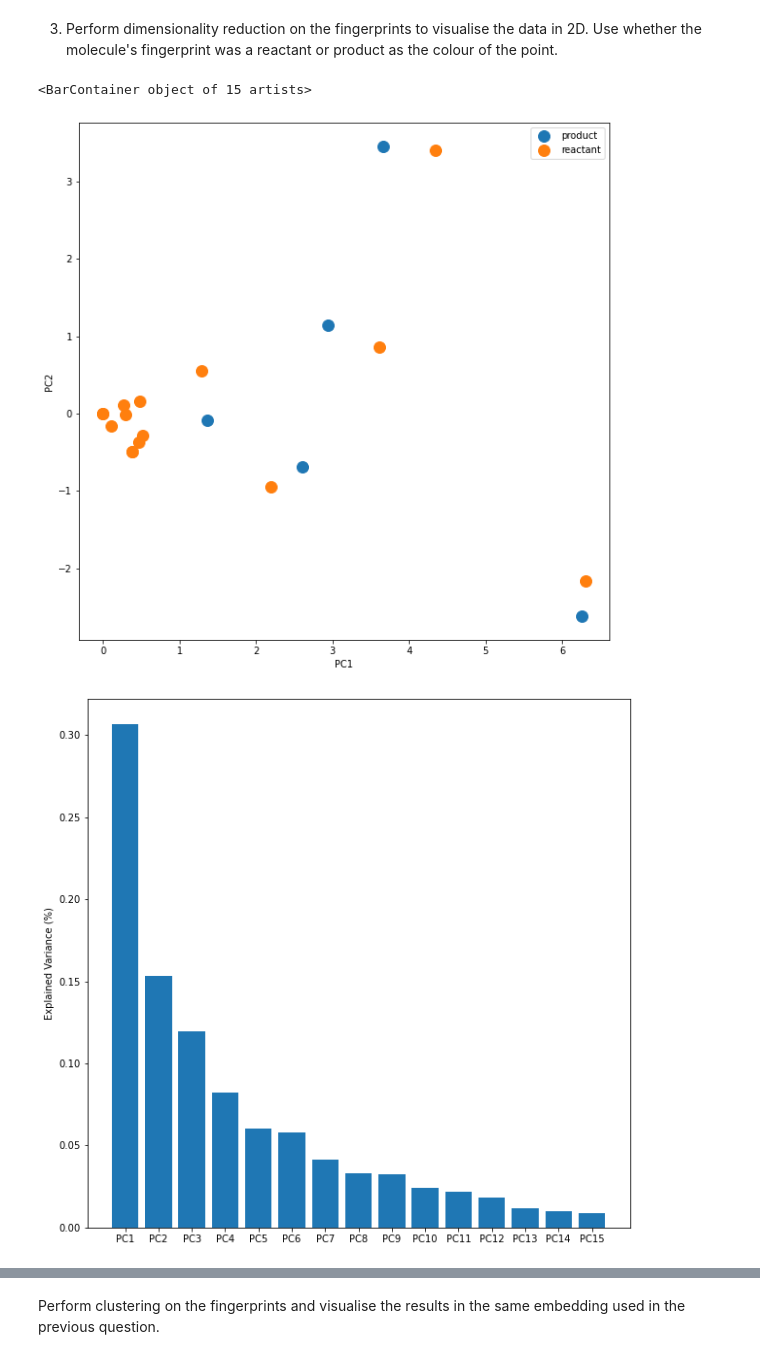
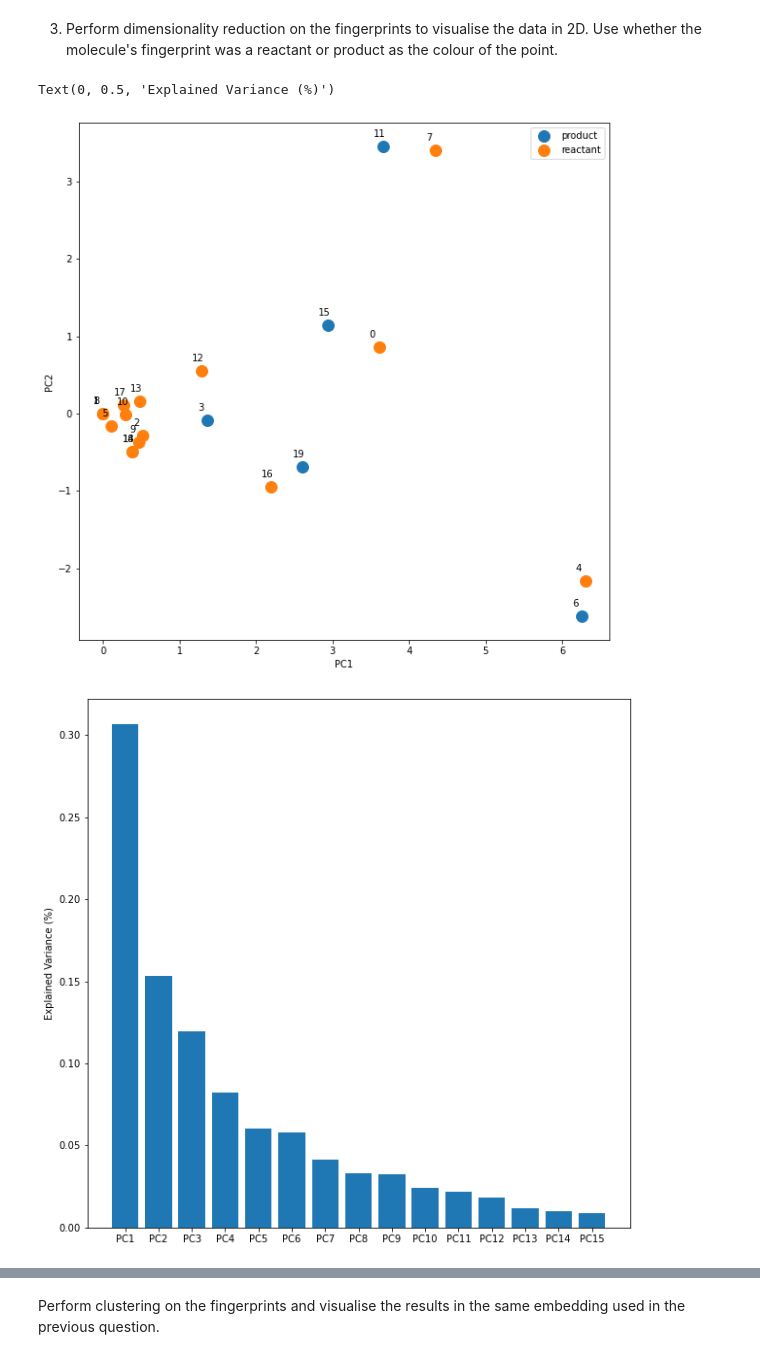
Before and after one commit to adhardy/Deepmatter-Interview, a Jupyter notebook: notebook/ds_nb_1.ipynb, the cells around one changed output, grey strips where cells are left out. Drawn from its saved outputs; the diff is of its cells as text; code cells hidden in the pictures.

```diff
--- a/notebook/ds_nb_1.ipynb
+++ b/notebook/ds_nb_1.ipynb
@@ -442,40 +357,58 @@ Use whether the molecule's fingerprint was a reactant or product as the colour o
 # %%
 from sklearn.decomposition import TruncatedSVD
 
 num_components = 15
-columns = [f"PC{x+1}" for x in range(0,num_components)] # assign column names for the principal components
-
 
 # === Perform Dimentionality Reduction ===
 tSVD = TruncatedSVD(num_components) # tSVD rather than PCA for sparse matrix
 fingerprints_tSVD = tSVD.fit_transform(fingerprints)
 
 # === Convert to Dataframe ===
+columns = [f"PC{x+1}" for x in range(0,num_components)] # assign column names for the principal components
 df_fingerprints_tSVD = pd.DataFrame(fingerprints_tSVD, columns=columns)
 df_fingerprints_tSVD["molecule_type"] = molecule_types
-df_fingerprints_tSVD["molecule_type"] = df_fingerprints_tSVD["molecule_type"].astype("category")
 
 # === Plot 2D Scatterplot ===
-fig_scatter, ax_scatter = plt.subplots(figsize=figsize)
-groups = df_fingerprints_tSVD.groupby('molecule_type') # group by the molecule type
-for name, group in groups: # plot each group (reactant/product) - matplotlib will give them different colors
-    fig = plt.plot(group[columns[0]], group[columns[1]], marker='o', linestyle='', markersize=12, label=name)
+def subplot(df: pd.DataFrame, ax: plt.axes,
+    colour_col: str, marker: str = "o", markersize: int = 12, label_idx: bool = True, colors: List[str] = ["tab:blue", "tab:orange"],
+    switch_xy: bool = False): # -> plt.figure:
 
-ax_scatter.legend()
-ax_scatter.set_xlabel(columns[0])
-ax_scatter.set_ylabel(columns[1])
+    if not switch_xy: # use if we want to swap the x and y axis
+        col_0 = 0
+        col_1 = 1
+    else:
+        col_0 = 1
+        col_1 = 0
 
-fig_scatter
+    groups = df.groupby(colour_col) # group by the molecule type
+    for ii, (name, group) in enumerate(groups): # plot each group (reactant/product) - matplotlib will give them different colors
+        ax.plot(group[df.columns[col_0]], group[df.columns[col_1]], marker=marker, linestyle='', markersize=markersize, label=name, color = colors[ii])
+
+        ax.legend()
+        ax.set_xlabel(df.columns[col_0])
+        ax.set_ylabel(df.columns[col_1])
+
+    if label_idx:
+    # label each point with it's index in the dataframe/molecules list
+        for ii, label in enumerate(df.index):
+            ax.annotate(label,
+                    (df.iloc[ii][col_0], df.iloc[ii][col_1]),
+                    xytext=(-10, 10),
+                    textcoords='offset points')
+
+    return ax
+
+fig_pca, ax_pca = plt.subplots(figsize=figsize)
+ax_pca = subplot(df_fingerprints_tSVD, ax_pca, "molecule_type")
+
 
 # === Scree Plot ===
 fig_scree, ax_scree = plt.subplots(figsize=figsize)
 
 scree = tSVD.explained_variance_ratio_
-fig_scree = plt.bar(x=range(0,num_components), height=scree, tick_label=columns)
+ax_scree.bar(x=range(0,num_components), height=scree, tick_label=columns)
 ax_scree.set_ylabel("Explained Variance (%)")
-
-fig_scree
 # %% [output]
-<BarContainer object of 15 artists>
+Text(0, 0.5, 'Explained Variance (%)')
-[figure, old version]
+[figure, new version]
 [figure]
```
Also changed, not shown: parts of 13 cells of this notebook, 1 other file.
